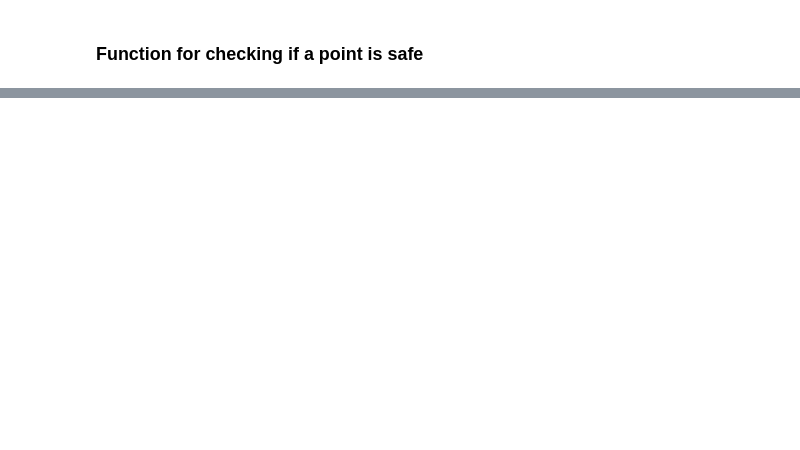
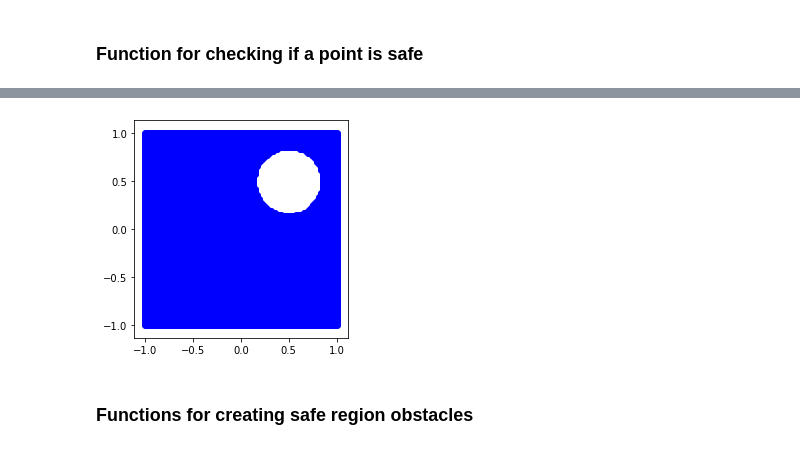
Before and after one commit to JuliaBriden/16.413_Final_Project, a Jupyter notebook: Final_Project.ipynb, the cells around one changed output, grey strips where cells are left out. Cells and saved outputs as stored; diff of their text form; code cells hidden in the pictures; blank space fills up the shorter version.

```diff
--- a/Final_Project.ipynb
+++ b/Final_Project.ipynb
@@ -593,0 +284,24 @@ def generate_optimal_trajectory(x0, params):
+# %%
+# Risk Contour Example: safe region with offset
+x_1 = np.linspace(-1,1,100)
+x_2 = np.linspace(-1,1,100)
+x1 = Symbol('x1')
+x2 = Symbol('x2')
+
+# obstacle equation
+g = random_ob(.5,.5)
+# risk contour for delta risk level and radius with uniform dist over [l,u]
+C = static_rc(g,.3,.4)
+
+fig, ax = plt.subplots()
+for x in x_1:
+    for y in x_2:
+        C_array = [C[0].subs([(x1, x), (x2, y)]),C[1].subs([(x1, x), (x2, y)])]
+        # equation 10
+        if (C_array[0] <= .5 and C_array[1] <= 0):
+            plt.scatter(x,y,color='b')
+ax.set_aspect('equal')
+# %% [output]
+[figure, added]
+# %% [markdown]
+### Functions for creating safe region obstacles
```
Also changed, not shown: parts of 61 cells of this notebook.
